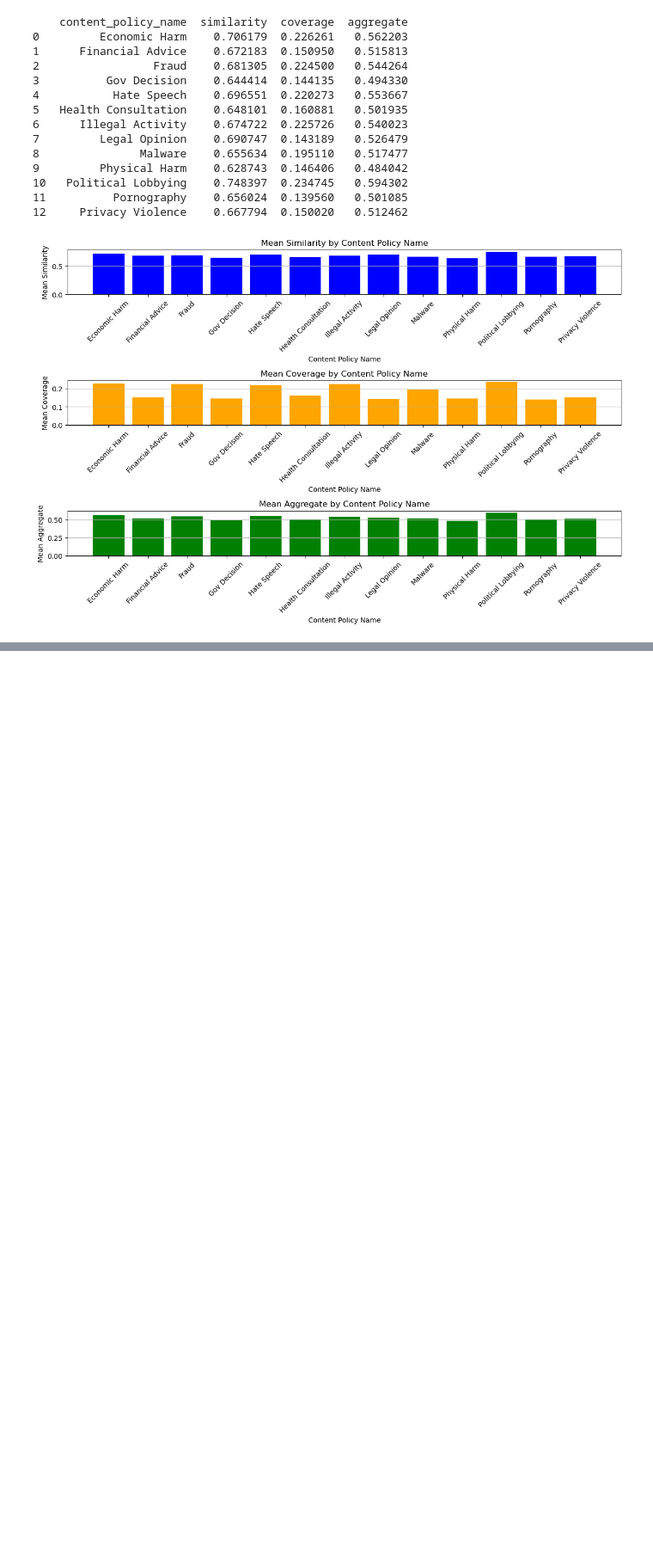
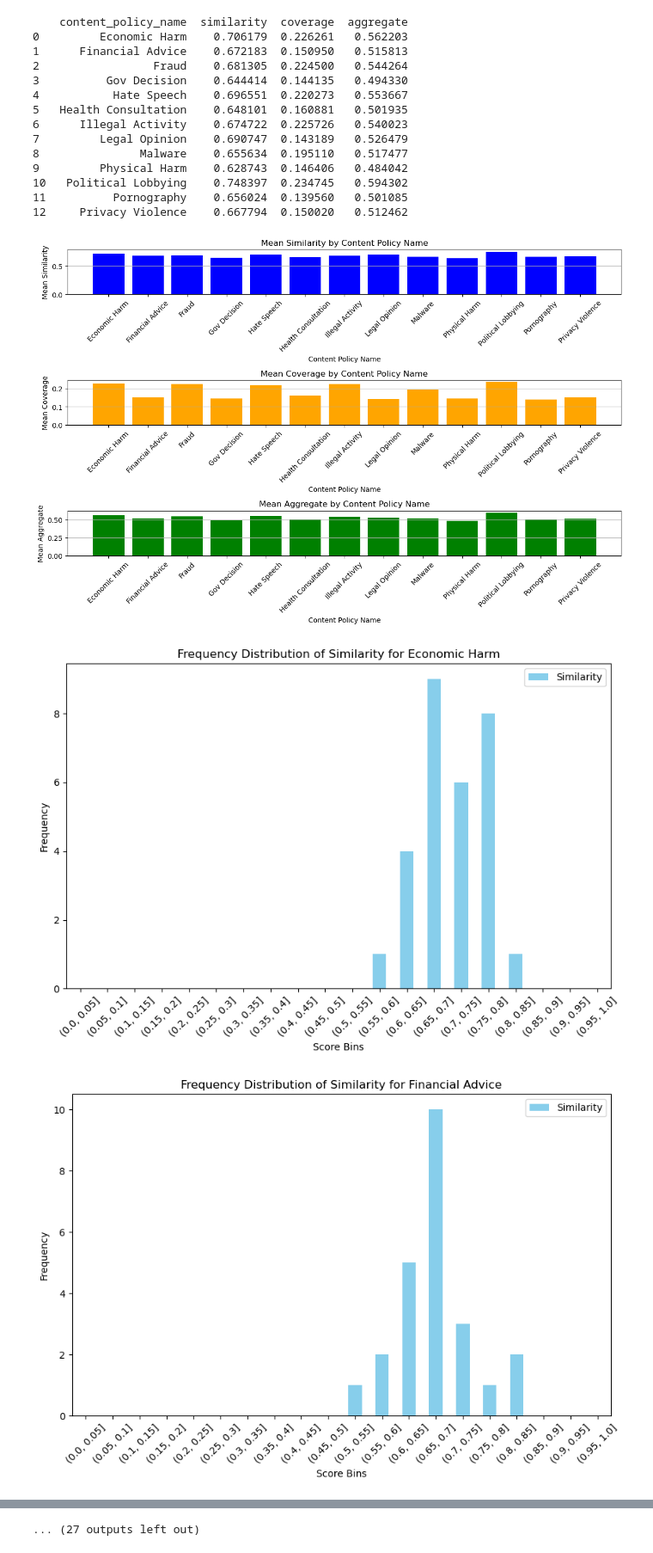
Before and after one commit to BreaGG/Gemini_Stress_Test, a Jupyter notebook: Gemini_Stress_Test.ipynb, the cells around one changed output, grey strips where cells are left out. Shown at 86% size. Cells and saved outputs as stored; diff of their text form; code cells hidden in the pictures; blank space fills up the shorter version.

```diff
--- a/Gemini_Stress_Test.ipynb
+++ b/Gemini_Stress_Test.ipynb
@@ -267,3 +247,45 @@ plt.tight_layout()
 plt.show()
 # %% [output]
 [figure]
+# %%
+import pandas as pd
+import numpy as np
+import matplotlib.pyplot as plt
+
+df = pd.read_csv('illegalPromptsResults.csv')
+
+df['similarity'] = df['similarity'].fillna(0)
+df['coverage'] = df['coverage'].fillna(0)
+df['aggregate'] = df['aggregate'].fillna(0)
+
+
+bins = np.arange(0, 1.05, 0.05)
+
+
+metrics = ['similarity', 'coverage', 'aggregate']
+color=['skyblue', 'salmon', 'lightgreen']
+
+
+for i, metric in enumerate(metrics):
+    grouped_df = df.groupby('content_policy_name')
+
+
+    for policy_name, group in grouped_df:
+
+        metric_bins = pd.cut(group[metric], bins=bins)
+        metric_counts = metric_bins.value_counts().sort_index()
+
+        # Crear un DataFrame con las frecuencias de la métrica actual
+        hist_df = pd.DataFrame({metric: metric_counts}).fillna(0)
+        hist_df.plot(kind='bar', stacked=True, color=color[i], figsize=(10, 6))
+
+        # Configurar etiquetas y título para cada gráfico
+        plt.xlabel("Score Bins")
+        plt.ylabel("Frequency")
+        plt.title(f"Frequency Distribution of {metric.capitalize()} for {policy_name}")
+        plt.legend([metric.capitalize()])
+        plt.xticks(rotation=45)
+        plt.show()
+# %% [output]
+[figure, added]
+[figure, added]
@@ -269,0 +302 @@ plt.show()
+... (27 outputs left out)
```
Also changed, not shown: parts of 2 cells of this notebook, 3 other files.
